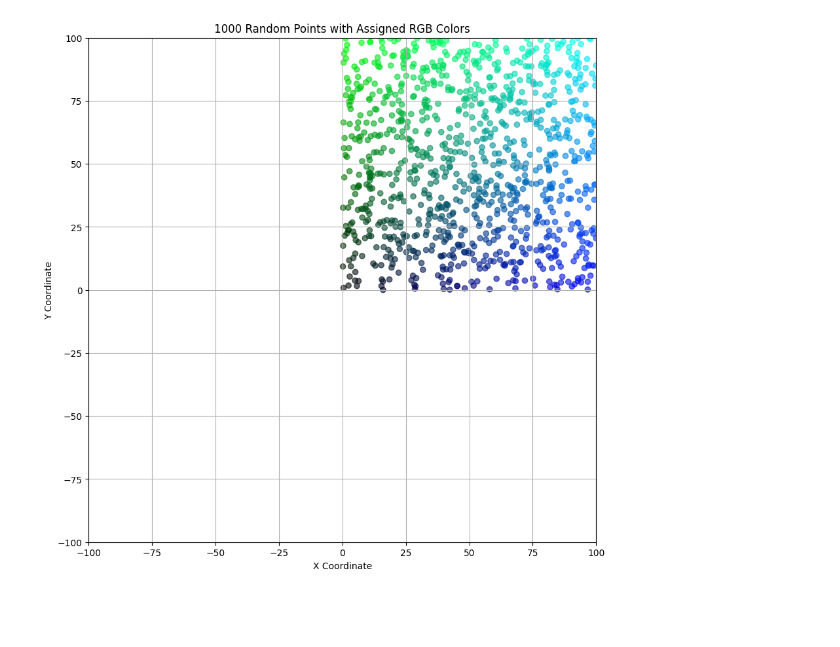
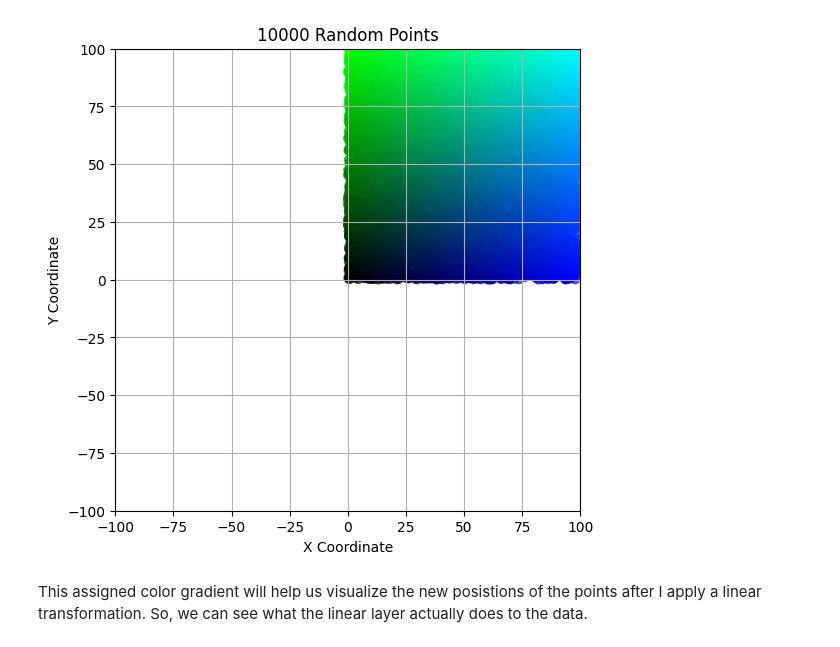
Before and after one commit to chinmay8bit/MachineLearningStuff, a Jupyter notebook: Linear_transformations_visualized.ipynb, the cells around one changed output. Saved outputs shown, nothing was run; the diff lists cells and outputs as text; code cells hidden in the pictures; blank space fills up the shorter version.

```diff
--- a/Linear_transformations_visualized.ipynb
+++ b/Linear_transformations_visualized.ipynb
@@ -22,19 +28,21 @@ colors[:, 2] = (coordinates[:, 0] / 100) * 255  # Blue for x
 normalized_colors = colors / 255
 # %%
 # Plotting
-plt.figure(figsize=(10, 10))
+plt.figure(figsize=(6, 6))
 plt.scatter(coordinates[:, 0].numpy(), coordinates[:, 1].numpy(),
             color=normalized_colors.numpy(), alpha=0.6)
 
 plt.xlim(-100, 100)
 plt.ylim(-100, 100)
 plt.xlabel('X Coordinate')
 plt.ylabel('Y Coordinate')
-plt.title('1000 Random Points with Assigned RGB Colors')
+plt.title('10000 Random Points')
 plt.grid(True)
 plt.show()
 # %% [output]
-[figure, old version]
+[figure, new version]
+# %% [markdown]
+This assigned color gradient will help us visualize the new posistions of the points after I apply a linear transformation. So, we can see what the linear layer actually does to the data.
 # %%
 # prompt: pytorch linear layer with 2 in and 2 out
 
```
Also changed, not shown: parts of 6 cells of this notebook.
